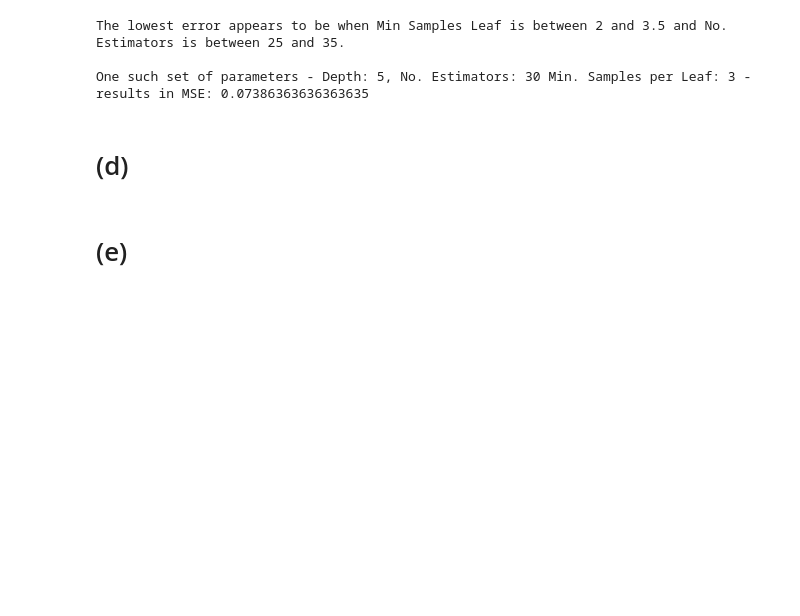
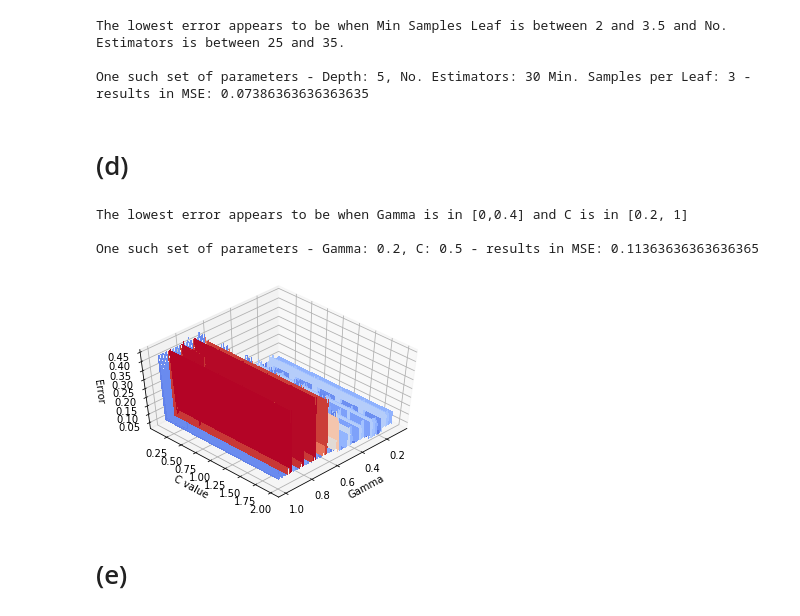
Before and after one commit to UC-MACSS/persp-model_W18, a Jupyter notebook: Students/AmosT/PS8/PS8_TAMOS.ipynb, the cells around one changed output. Cells and saved outputs as stored; diff of their text form; code cells hidden in the pictures; blank space fills up the shorter version.

```diff
--- a/Students/AmosT/PS8/PS8_TAMOS.ipynb
+++ b/Students/AmosT/PS8/PS8_TAMOS.ipynb
@@ -202,5 +204,62 @@ The lowest error appears to be when Min Samples Leaf is between 2 and 3.5 and No
 One such set of parameters - Depth: 5, No. Estimators: 30 Min. Samples per Leaf: 3 - results in MSE: 0.07386363636363635
 # %% [markdown]
 # (d)
+# %%
+df_d = df.copy()
+x_data = df_d[['alco', 'malic', 'tot_phen', 'color_int']]
+x_data = x_data.values
+y_data = np.ravel(df_d['cultivar'])
+
+
+kf = KFold(n_splits = 4, shuffle = True, random_state = 22)
+
+def task_d(gamma, C_val):
+    MSE_vec_kf = []
+    for train_id, test_id in kf.split(x_data):
+        x_train, x_test = x_data[train_id], x_data[test_id]
+        y_train, y_test = y_data[train_id], y_data[test_id]
+        svec = SVC(kernel = 'rbf', gamma = gamma, C = C_val)
+        svec.fit(x_train, y_train)
+        accuracy = svec.score(x_test, y_test)
+        return 1 - accuracy
+
+def three_d_plot(e_list, m_list, results):
+    # From: https://matplotlib.org/mpl_toolkits/mplot3d/tutorial.html
+    # https://stackoverflow.com/questions/8722735/i-want-to-use-matplotlib-to-make-a-3d-plot-given-a-z-function#8723033
+    fig = plt.figure()
+    ax = fig.gca(projection='3d')
+
+    # Make data.
+    X, Y = np.meshgrid(np.array(e_list), np.array(m_list))
+    Z = np.array([results])
+
+    # Plot the surface.
+    ax.plot_surface(X, Y, Z, cmap=cm.coolwarm,
+                           linewidth=0, antialiased=False)
+    ax.set_xlabel('Gamma')
+    ax.set_ylabel('C value')
+    ax.set_zlabel('Error')
+    ax.view_init(50, 45)
+
+combos = list(product(np.arange(.1,1,.01), np.arange(.1, 2, .01)))
+
+results = []
+g_list = []
+c_list = []
+for g, c in combos:
+    g_list.append(g)
+    c_list.append(c)
+    results.append(task_d(g,c))
+
+three_d_plot(g_list, c_list, results)
+
+print("\nThe lowest error appears to be when Gamma is in [0,0.4] and C is in [0.2, 1]")
+
+print("\nOne such set of parameters - Gamma: {}, C: {} - results in MSE: {}".format(0.2, 0.5, task_d(0.2,0.5)))
+# %% [output]
+The lowest error appears to be when Gamma is in [0,0.4] and C is in [0.2, 1]
+
+One such set of parameters - Gamma: 0.2, C: 0.5 - results in MSE: 0.11363636363636365
+[figure, added]
 # %% [markdown]
 # (e)
```
Also changed, not shown: parts of 4 cells of this notebook.
